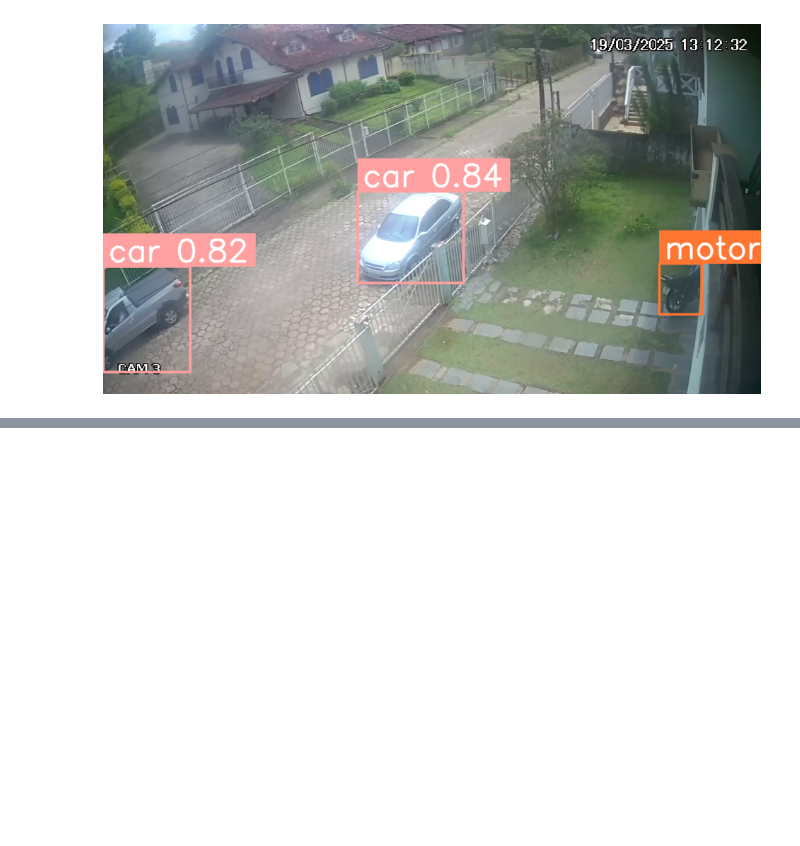
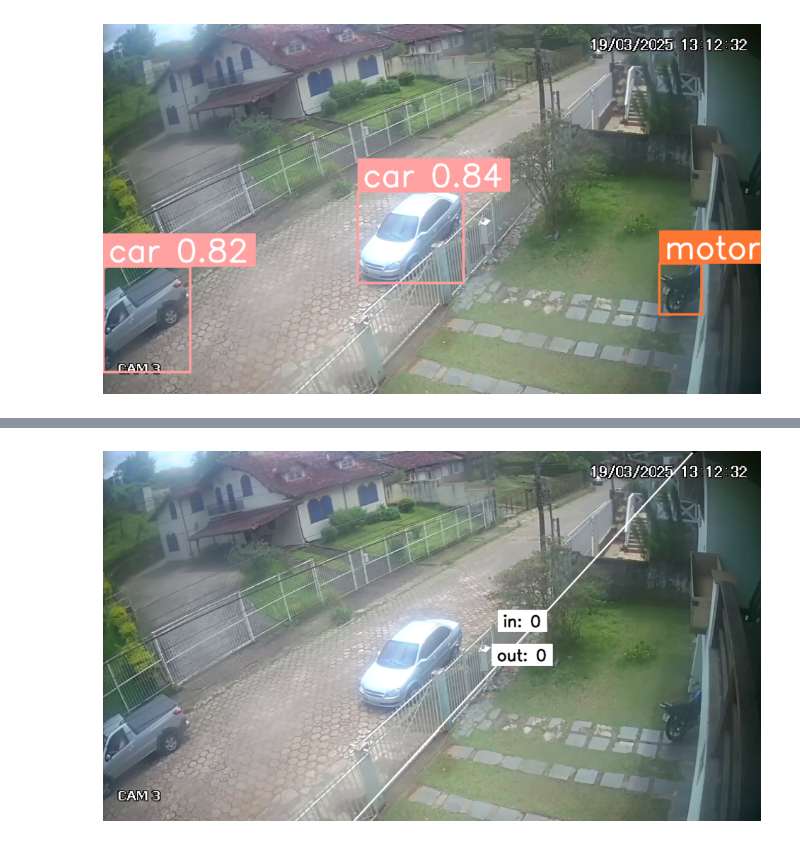
Before and after one commit to caiulucas/02-ignite-timer, a Jupyter notebook: demo.ipynb, the cells around one changed output, grey strips where cells are left out. Drawn from its saved outputs; the diff is of its cells as text; code cells hidden in the pictures; blank space fills up the shorter version.

```diff
--- a/demo.ipynb
+++ b/demo.ipynb
@@ -172,0 +191,16 @@ SupervisionWarnings: BoundingBoxAnnotator is deprecated: `BoundingBoxAnnotator`
+# %%
+START = sv.Point(480, 728)
+END = sv.Point(1150, 0)
+
+line_zone = sv.LineZone(start=START, end=END)
+
+line_zone_annotator = sv.LineZoneAnnotator(
+    thickness=2,
+    text_thickness=2,
+    text_scale=1)
+
+annotated_frame = frame.copy()
+annotated_frame = line_zone_annotator.annotate(annotated_frame, line_counter=line_zone)
+sv.plot_image(annotated_frame, (12, 12))
+# %% [output]
+[figure, added]
```
Also changed, not shown: parts of 2 cells of this notebook.
